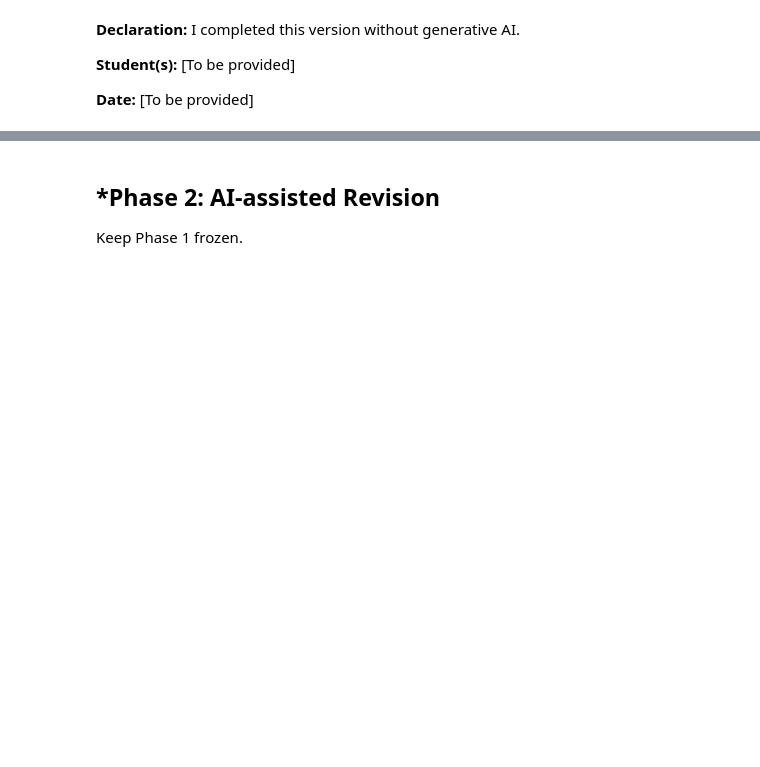
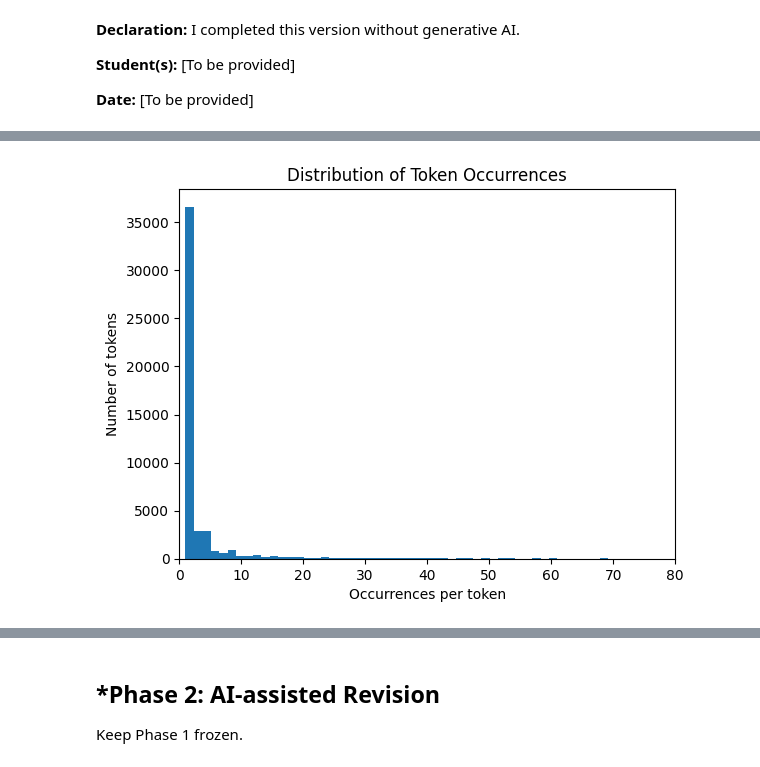
Before and after one commit to elijahschoeniger-cpu/A05-pca, a Jupyter notebook: notebook.ipynb, the cells around one changed output, grey strips where cells are left out. Cells and saved outputs as stored; diff of their text form; code cells hidden in the pictures; blank space fills up the shorter version.

```diff
--- a/notebook.ipynb
+++ b/notebook.ipynb
@@ -60,0 +59,82 @@ notebook before beginning Phase 2.
+# %%
+import os, pickle
+import numpy as np, pandas as pd
+import matplotlib.pyplot as plt
+import plotly.express as px
+from collections import Counter
+from sklearn.model_selection import train_test_split
+from sklearn.linear_model import LinearRegression
+from sklearn.decomposition import PCA
+
+with open('/content/sample_data/all_tokens.pickle', 'rb') as file:
+    all_tokens = pickle.load(file)
+token_count = Counter(all_tokens)
+token_freq = token_count.most_common()
+counts = [c for _, c in token_freq]
+
+
+print('Unique tokens:', len(token_freq))
+print('Tokens appearing once:', token_freq.count((1)))
+print('Most common:', token_freq[:10])
+
+plt.hist(counts, bins=1000)
+plt.xlabel('Occurrences per token')
+plt.ylabel('Number of tokens')
+plt.title('Distribution of Token Occurrences')
+plt.xlim(0,80)
+plt.show()
+
+# The token occurences are heavily right skewed with a long tail. There is clearly a clustering of infrequent high token count entries,ca
+
+
+
+
+import numpy as np
+import pandas as pd
+from sklearn.model_selection import train_test_split
+from sklearn.linear_model import LinearRegression
+
+df = pd.read_parquet('/content/sample_data/Phishing_clean.parquet')
+
+# Make sure the target is numeric 0/1 and every feature column is numeric
+y = df['Email Type'].astype(int)
+X = df.drop(columns=['Email Type'])
+X = X.select_dtypes(include=[np.number, bool]).astype(float)   # drops stray text/index cols
+print(X.shape, y.value_counts().to_dict())
+
+# 1. 80/20 split
+X_train, X_test, y_train, y_test = train_test_split(
+    X, y, test_size=0.2, random_state=100
+)
+
+# 2. OLS regression
+reg = LinearRegression().fit(X_train, y_train)
+print('\nQ2 Train R^2:', reg.score(X_train, y_train))
+print('Q2 Test R^2: ', reg.score(X_test, y_test))
+
+coefs['freq'] = X_train.mean().values
+coefs['impact'] = coefs['coef'] * coefs['freq']
+print(coefs.reindex(coefs['impact'].abs().sort_values(ascending=False).index).head(20))
+
+# Q4
+# 3. Largest coefficients by absolute value
+coefs = pd.DataFrame({'token': X.columns, 'coef': reg.coef_})
+coefs = coefs.iloc[coefs['coef'].abs().argsort()[::-1]].reset_index(drop=True)
+print('\nTop 20 coefficients by absolute value:')
+print(coefs.head(20).to_string())
+# Q3:
+pca2 = PCA(n_components=2)
+Z2 = pca2.fit_transform(X)
+pca_df = pd.DataFrame(Z2, columns=['PC1', 'PC2'])
+pca_df['Email Type'] = y.values.astype(str)
+px.scatter(pca_df, x='PC1', y='PC2', color='Email Type', opacity=0.5,
+           title='First Two Principal Components').show()
+print('\nQ3 Explained variance ratio:', pca2.explained_variance_ratio_)
+
+pca = PCA(n_components=2610)
+Z_train = pca.fit_transform(X_train)
+Z_test = pca.transform(X_test)
+reg_pca = LinearRegression().fit(Z_train, y_train)
+print('\nQ4 Train R^2:', reg_pca.score(Z_train, y_train))
+print('Q4 Test R^2: ', reg_pca.score(Z_test, y_test))
+# %% [output]
@@ -60,0 +144 @@ notebook before beginning Phase 2.
+[figure, added]
```
Also changed, not shown: parts of 2 cells of this notebook.
